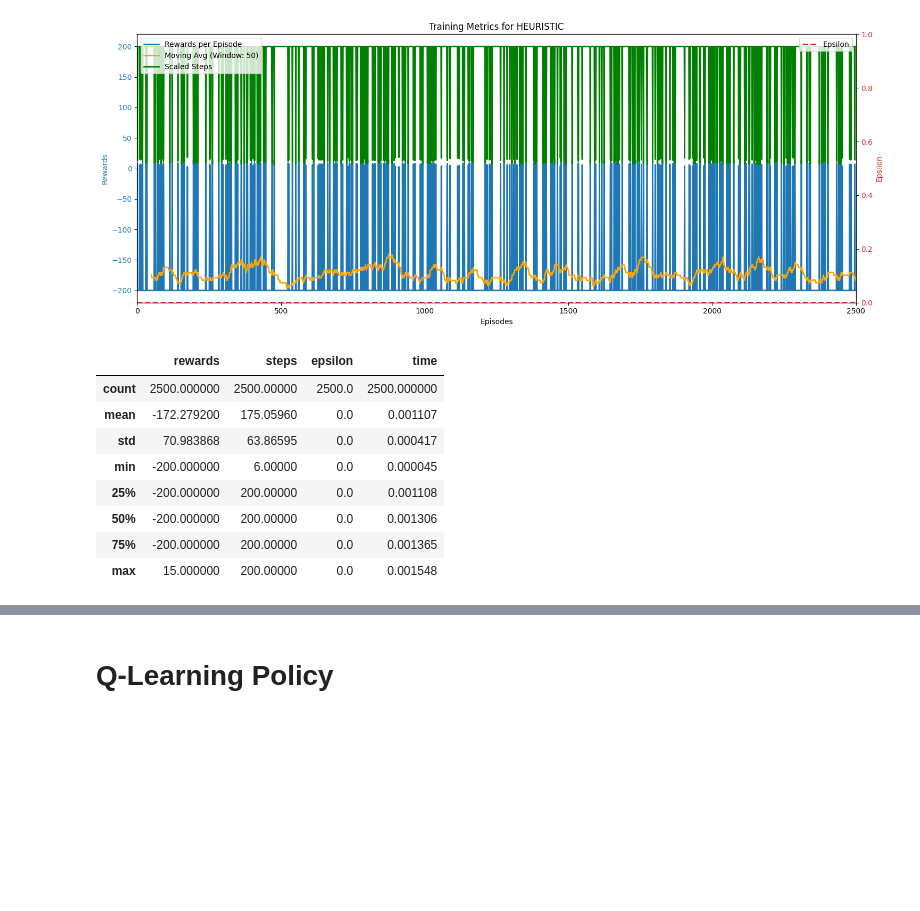
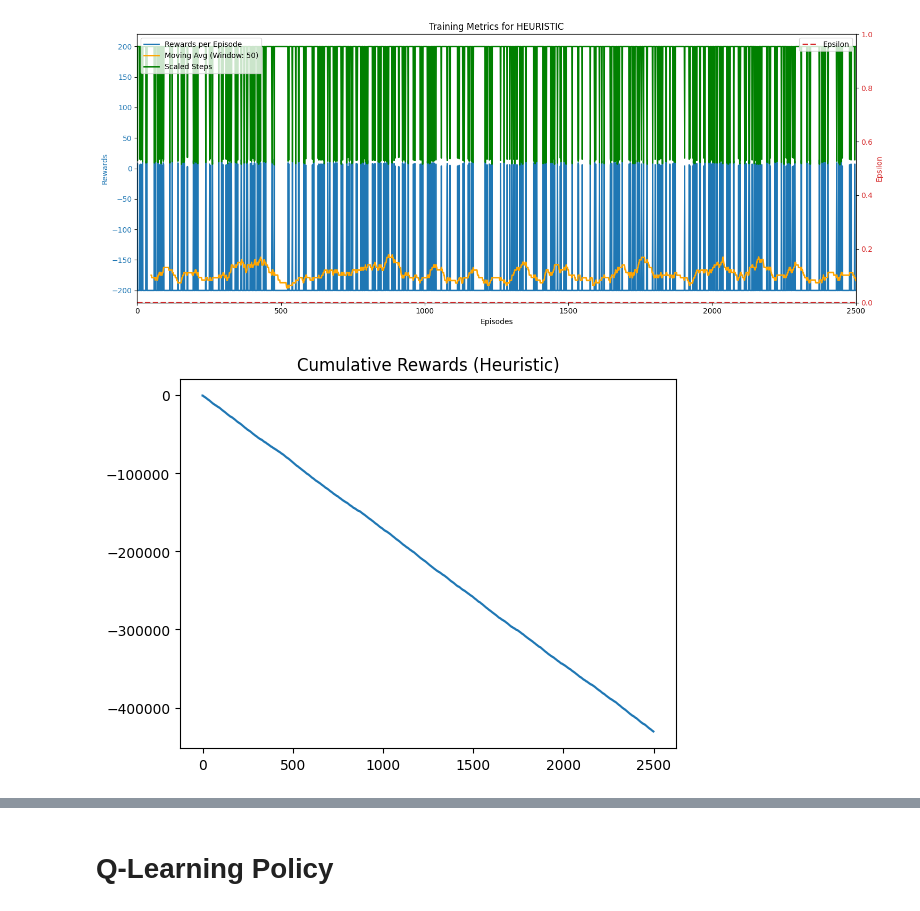
Before and after one commit to SeanMarcusJensen/ACIT4610_Portifolio_KMHS, a Jupyter notebook: problem_4/main.ipynb, the cells around one changed output, grey strips where cells are left out. Saved outputs shown, nothing was run; the diff lists cells and outputs as text; code cells hidden in the pictures; blank space fills up the shorter version.

```diff
--- a/problem_4/main.ipynb
+++ b/problem_4/main.ipynb
@@ -196,15 +237,9 @@ Video('./static/movies/random/rl-video-episode-0.mp4')
 metrics.plot_metric('heuristic')
 # %% [output]
 [figure]
-# %%
-metrics['heuristic'].describe()
-# %% [output]
-|  | rewards | steps | epsilon | time |
-| count | 2500.000000 | 2500.00000 | 2500.0 | 2500.000000 |
-| mean | -172.279200 | 175.05960 | 0.0 | 0.001107 |
-| std | 70.983868 | 63.86595 | 0.0 | 0.000417 |
-| min | -200.000000 | 6.00000 | 0.0 | 0.000045 |
-| 25% | -200.000000 | 200.00000 | 0.0 | 0.001108 |
-| 50% | -200.000000 | 200.00000 | 0.0 | 0.001306 |
-| 75% | -200.000000 | 200.00000 | 0.0 | 0.001365 |
-| max | 15.000000 | 200.00000 | 0.0 | 0.001548 |
+# %%
+plt.plot(metrics['heuristic'].loc[:,'rewards'].cumsum())
+plt.title("Cumulative Rewards (Heuristic)")
+plt.show()
+# %% [output]
+[figure, added]
```
Also changed, not shown: parts of 26 cells of this notebook, 1 other file.
